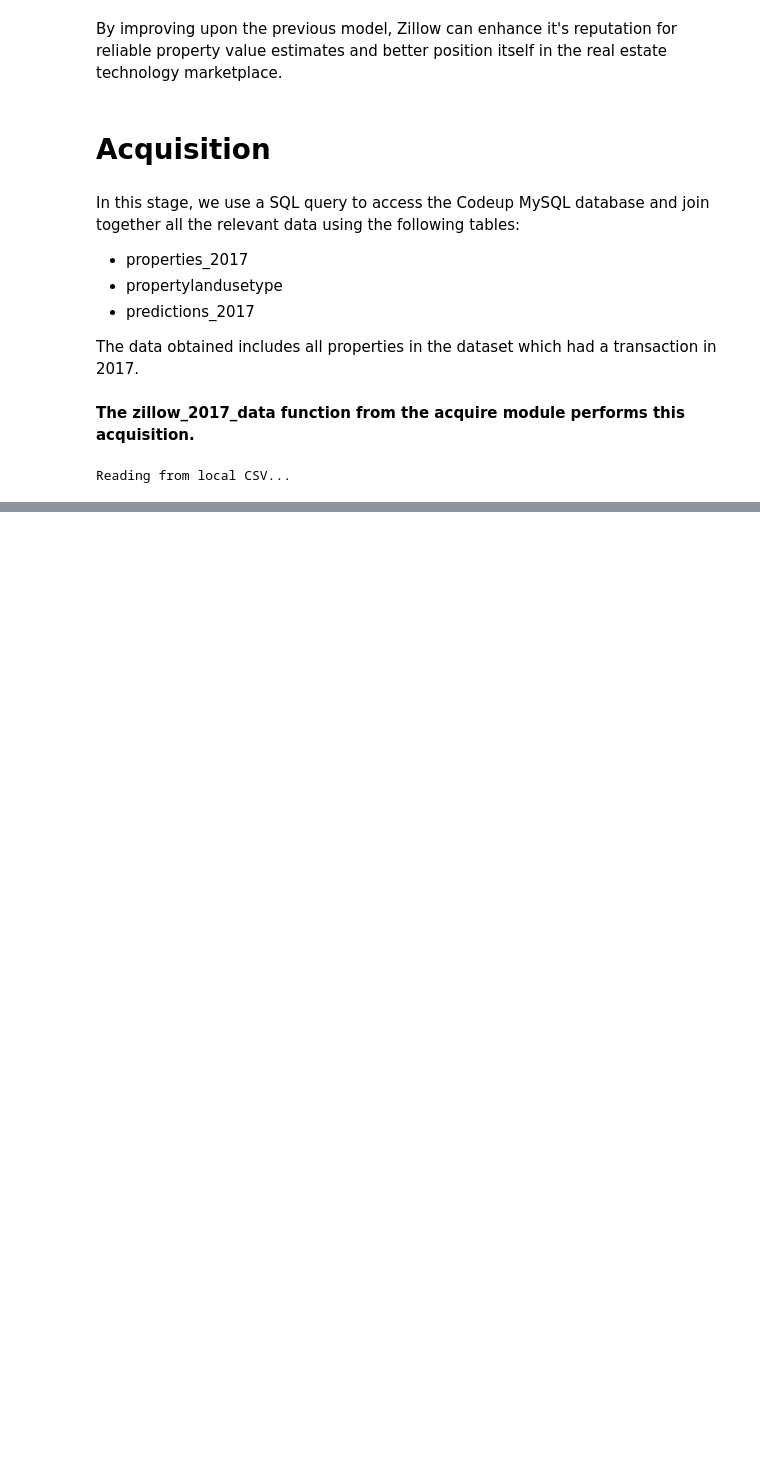
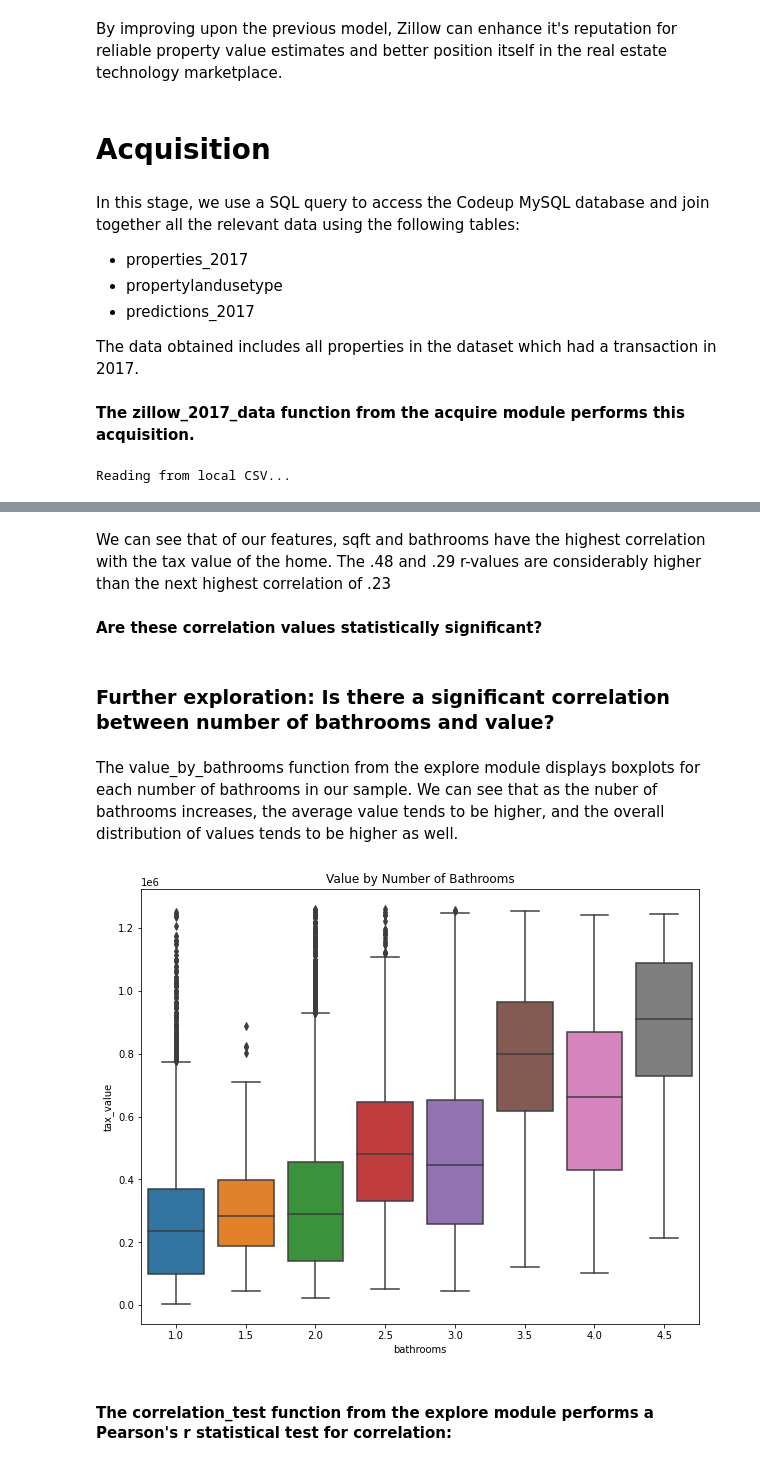
Before and after one commit to dlmitc3/Zillow_Regression_Project, a Jupyter notebook: Final_Report.ipynb, the cells around one changed output, grey strips where cells are left out. Cells and saved outputs as stored; diff of their text form; code cells hidden in the pictures; blank space fills up the shorter version.

```diff
--- a/Final_Report.ipynb
+++ b/Final_Report.ipynb
@@ -57,0 +126,15 @@ memory usage: 131.4 MB
+# %% [markdown]
+We can see that of our features, sqft and bathrooms have the highest correlation with the tax value of the home. The .48 and .29 r-values are considerably higher than the next highest correlation of .23
+# %% [markdown]
+**Are these correlation values statistically significant?**
+# %% [markdown]
+### Further exploration: Is there a significant correlation between number of bathrooms and value?
+# %% [markdown]
+The value_by_bathrooms function from the explore module displays boxplots for each number of bathrooms in our sample. We can see that as the nuber of bathrooms increases, the average value tends to be higher, and the overall distribution of values tends to be higher as well.
+# %%
+# use seaborn to visualize property value by number of bathrooms with boxplots
+exacute66.value_by_bathrooms(train)
+# %% [output]
+[figure, added]
+# %% [markdown]
+#### The correlation_test function from the explore module performs a Pearson's r statistical test for correlation:
```
Also changed, not shown: parts of 63 cells of this notebook.
